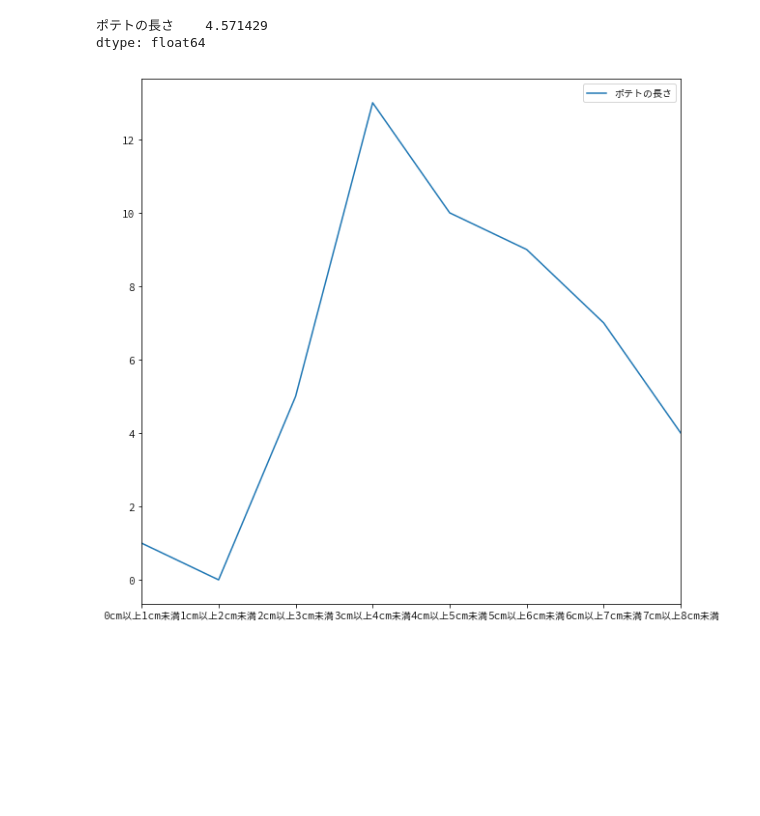
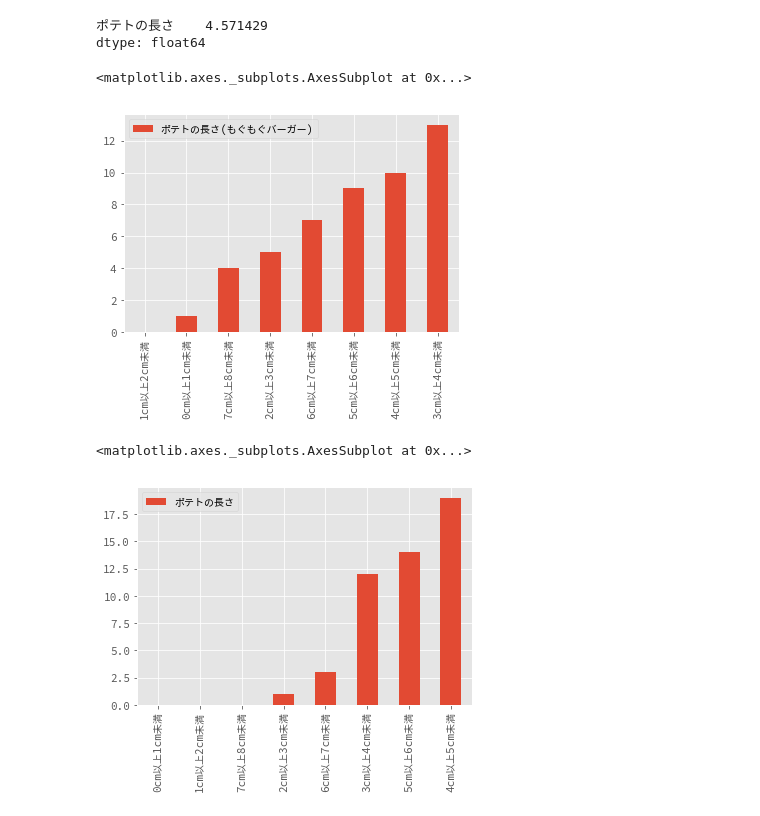
Before and after one commit to kaneshirok/hamburger_statistics, a Jupyter notebook: hamburger_statistics.ipynb, the cells around one changed output. Cells and saved outputs as stored; diff of their text form; code cells hidden in the pictures; blank space fills up the shorter version.

```diff
--- a/hamburger_statistics.ipynb
+++ b/hamburger_statistics.ipynb
@@ -1,6 +1,8 @@
 # %%
 import pandas as pd
 import matplotlib.pyplot as plt
+%matplotlib inline
+plt.style.use('ggplot')
 # %%
 mogumogu_potato = pd.read_csv('mogumogu_potato.csv')
 mogumogu_potato
@@ -56,26 +58,52 @@ dtype: float64
 # %%
 # もぐもぐバーガーのポテトの度数分布
 column_name = mogumogu_potato.columns[0]
 new_columns_name = ('0cm以上1cm未満', '1cm以上2cm未満','2cm以上3cm未満', '3cm以上4cm未満', '4cm以上5cm未満', '5cm以上6cm未満', '6cm以上7cm未満', '7cm以上8cm未満')
 length_0_1 = mogumogu_potato[mogumogu_potato[column_name] < 1].rename(columns={column_name: new_columns_name[0]})[new_columns_name[0]]
 length_0_1 = pd.DataFrame(pd.DataFrame(length_0_1).count())
 length_1_2 = mogumogu_potato[(1 <= mogumogu_potato[column_name]) & (mogumogu_potato[column_name] < 2)].rename(columns={column_name: new_columns_name[1]})[new_columns_name[1]]
 length_1_2 = pd.DataFrame(pd.DataFrame(length_1_2).count())
 length_2_3 = mogumogu_potato[(2 <= mogumogu_potato[column_name]) & (mogumogu_potato[column_name] < 3)].rename(columns={column_name: new_columns_name[2]})[new_columns_name[2]]
 length_2_3 = pd.DataFrame(pd.DataFrame(length_2_3).count())
 length_3_4 = mogumogu_potato[(3 <= mogumogu_potato[column_name]) & (mogumogu_potato[column_name] < 4)].rename(columns={column_name: new_columns_name[3]})[new_columns_name[3]]
 length_3_4 = pd.DataFrame(pd.DataFrame(length_3_4).count())
 length_4_5 = mogumogu_potato[(4 <= mogumogu_potato[column_name]) & (mogumogu_potato[column_name] < 5)].rename(columns={column_name: new_columns_name[4]})[new_columns_name[4]]
 length_4_5 = pd.DataFrame(pd.DataFrame(length_4_5).count())
 length_5_6 = mogumogu_potato[(5 <= mogumogu_potato[column_name]) & (mogumogu_potato[column_name] < 6)].rename(columns={column_name: new_columns_name[5]})[new_columns_name[5]]
 length_5_6 = pd.DataFrame(pd.DataFrame(length_5_6).count())
 length_6_7 = mogumogu_potato[(6 <= mogumogu_potato[column_name]) & (mogumogu_potato[column_name] < 7)].rename(columns={column_name: new_columns_name[6]})[new_columns_name[6]]
 length_6_7 = pd.DataFrame(pd.DataFrame(length_6_7).count())
 length_7_8 = mogumogu_potato[(7 <= mogumogu_potato[column_name]) & (mogumogu_potato[column_name] < 8)].rename(columns={column_name: new_columns_name[7]})[new_columns_name[7]]
 length_7_8 = pd.DataFrame(pd.DataFrame(length_7_8).count())
 mogumogu_fd = pd.concat([length_0_1, length_1_2, length_2_3, length_3_4, length_4_5, length_5_6, length_6_7, length_7_8])
-mogumogu_fd = mogumogu_fd.rename(columns={0: 'ポテトの長さ'})
-mogumogu_fd.plot(figsize=(10, 10), fontsize=10)
-plt.show()
+mogumogu_fd = mogumogu_fd.rename(columns={0: 'ポテトの長さ(もぐもぐバーガー)'})
+mogumogu_fd.sort_values(by='ポテトの長さ(もぐもぐバーガー)').plot(kind='bar')
 # %% [output]
+<matplotlib.axes._subplots.AxesSubplot at 0x...>
-[figure, old version]
+[figure, new version]
+# %%
+#わくわくバーガーのポテトの度数分布
+column_name = wakuwaku_potato.columns[0]
+new_columns_name = ('0cm以上1cm未満', '1cm以上2cm未満','2cm以上3cm未満', '3cm以上4cm未満', '4cm以上5cm未満', '5cm以上6cm未満', '6cm以上7cm未満', '7cm以上8cm未満')
+length_0_1 = wakuwaku_potato[wakuwaku_potato[column_name] < 1].rename(columns={column_name: new_columns_name[0]})[new_columns_name[0]]
+length_0_1 = pd.DataFrame(pd.DataFrame(length_0_1).count())
+length_1_2 = wakuwaku_potato[(1 <= wakuwaku_potato[column_name]) & (wakuwaku_potato[column_name] < 2)].rename(columns={column_name: new_columns_name[1]})[new_columns_name[1]]
+length_1_2 = pd.DataFrame(pd.DataFrame(length_1_2).count())
+length_2_3 = wakuwaku_potato[(2 <= wakuwaku_potato[column_name]) & (wakuwaku_potato[column_name] < 3)].rename(columns={column_name: new_columns_name[2]})[new_columns_name[2]]
+length_2_3 = pd.DataFrame(pd.DataFrame(length_2_3).count())
+length_3_4 = wakuwaku_potato[(3 <= wakuwaku_potato[column_name]) & (wakuwaku_potato[column_name] < 4)].rename(columns={column_name: new_columns_name[3]})[new_columns_name[3]]
+length_3_4 = pd.DataFrame(pd.DataFrame(length_3_4).count())
+length_4_5 = wakuwaku_potato[(4 <= wakuwaku_potato[column_name]) & (wakuwaku_potato[column_name] < 5)].rename(columns={column_name: new_columns_name[4]})[new_columns_name[4]]
+length_4_5 = pd.DataFrame(pd.DataFrame(length_4_5).count())
+length_5_6 = wakuwaku_potato[(5 <= wakuwaku_potato[column_name]) & (wakuwaku_potato[column_name] < 6)].rename(columns={column_name: new_columns_name[5]})[new_columns_name[5]]
+length_5_6 = pd.DataFrame(pd.DataFrame(length_5_6).count())
+length_6_7 = wakuwaku_potato[(6 <= wakuwaku_potato[column_name]) & (wakuwaku_potato[column_name] < 7)].rename(columns={column_name: new_columns_name[6]})[new_columns_name[6]]
+length_6_7 = pd.DataFrame(pd.DataFrame(length_6_7).count())
+length_7_8 = wakuwaku_potato[(7 <= wakuwaku_potato[column_name]) & (wakuwaku_potato[column_name] < 8)].rename(columns={column_name: new_columns_name[7]})[new_columns_name[7]]
+length_7_8 = pd.DataFrame(pd.DataFrame(length_7_8).count())
+wakuwaku_fd = pd.concat([length_0_1, length_1_2, length_2_3, length_3_4, length_4_5, length_5_6, length_6_7, length_7_8])
+wakuwaku_fd = wakuwaku_fd.rename(columns={0: 'ポテトの長さ'})
+wakuwaku_fd.sort_values(by='ポテトの長さ').plot(kind='bar')
+# %% [output]
+<matplotlib.axes._subplots.AxesSubplot at 0x...>
+[figure, added]
```
